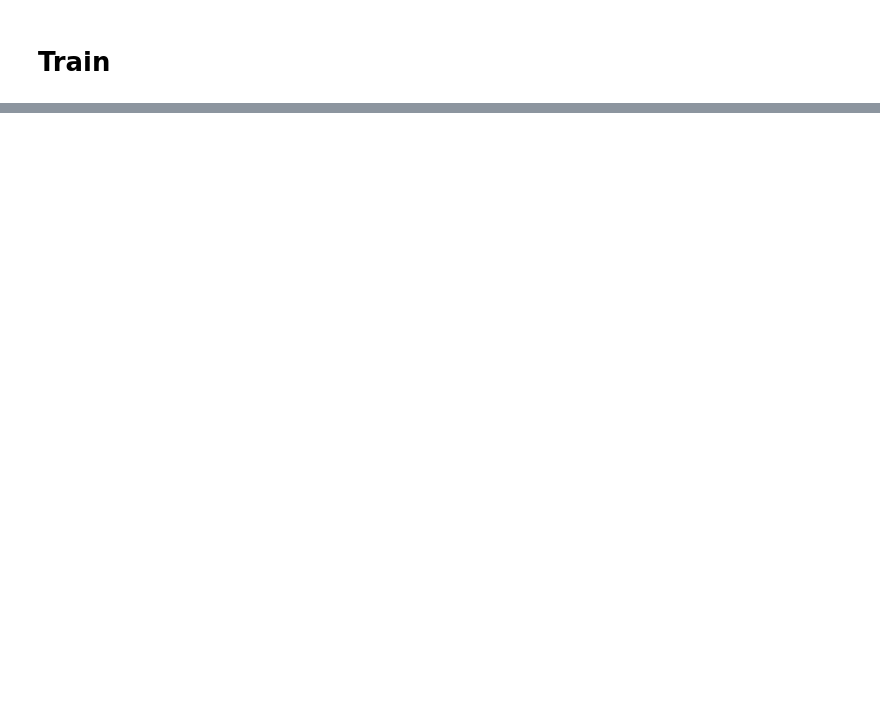
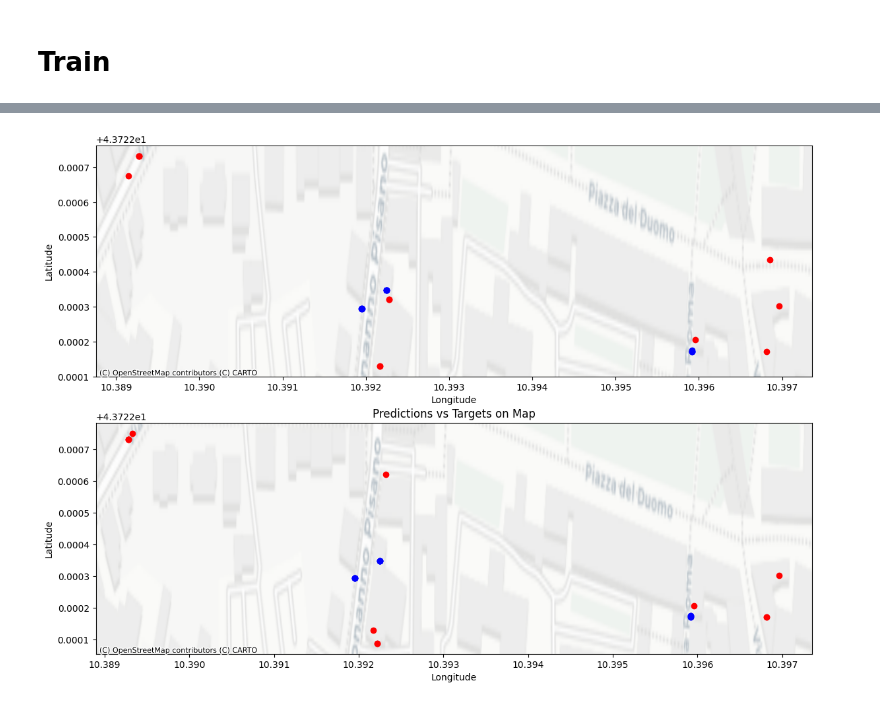
Before and after one commit to Gianma23/citysentry-server, a Jupyter notebook: prediction.ipynb, the cells around one changed output, grey strips where cells are left out. Cells and saved outputs as stored; diff of their text form; code cells hidden in the pictures; blank space fills up the shorter version.

```diff
--- a/prediction.ipynb
+++ b/prediction.ipynb
@@ -0,0 +61,5 @@
+# %%
+test_dataset = ClusterDataset("data/clusters.csv", sequence_length=30, group='infrastructure', future_steps=1)
+print(len(test_dataset))
+print(test_dataset[0])
+dataloader = data.DataLoader(test_dataset, batch_size=4, shuffle=True)
@@ -94,0 +323,61 @@ Epoch 499 Loss: 2.2872300148010254 Acc: 0.6666666865348816
+# %%
+import matplotlib.pyplot as plt
+import contextily as ctx
+import numpy as np
+
+# Convert predictions and targets to numpy for plotting
+predictions_np = predictions.detach().cpu().numpy().reshape(-1, 3)  # Reshape to (N, 3)
+targets_np = batch_targets.detach().cpu().numpy().reshape(-1, 3)
+print(predictions)
+# Separate latitude, longitude, and cluster properties
+pred_lat, pred_lon = predictions_np[:, 0], predictions_np[:, 1]
+target_lat, target_lon = targets_np[:, 0], targets_np[:, 1]
+
+# Filter out the padded values (i.e., clusters with [0.0, 0.0])
+valid_pred_mask = (pred_lat != 0) & (pred_lon != 0)
+valid_target_mask = (target_lat != 0) & (target_lon != 0)
+
+# Apply the masks to filter out the padded clusters
+pred_lat = pred_lat[valid_pred_mask]
+pred_lon = pred_lon[valid_pred_mask]
+target_lat = target_lat[valid_target_mask]
+target_lon = target_lon[valid_target_mask]
+
+timesteps = len(pred_lat) // predictions.shape[0]
+
+# Plotting
+fig, ax = plt.subplots(timesteps, 1, figsize=(14, 10))
+for t in range(timesteps):
+    for i in range(predictions.shape[0]):  # iterate over batch samples
+        # Extract the coordinates for this batch sample at timestep `t`
+        pred_lat_t = pred_lat[i * timesteps + t]
+        pred_lon_t = pred_lon[i * timesteps + t]
+        target_lat_t = target_lat[i * timesteps + t]
+        target_lon_t = target_lon[i * timesteps + t]
+
+        # Plot predictions as blue points
+        ax[t].scatter(pred_lon_t, pred_lat_t, color='blue', label=f"Predicted T{t+1}" if t == 0 else "")
+
+        # Plot targets as red points
+        ax[t].scatter(target_lon_t, target_lat_t, color='red', label=f"Target T{t+1}" if t == 0 else "")
+    ax[t].set_xlabel("Longitude")
+    ax[t].set_ylabel("Latitude")
+    ctx.add_basemap(ax[t], crs="EPSG:4326", source=ctx.providers.CartoDB.Positron)
+
+""" print("Target Coordinates (Lat, Lon):")
+for i in range(len(target_lat)):
+    print(f"Target {i+1}: ({target_lat[i]:.4f}, {target_lon[i]:.4f})")
+
+print("\nPrediction Coordinates (Lat, Lon):")
+for i in range(len(pred_lat)):
+    print(f"Prediction {i+1}: ({pred_lat[i]:.4f}, {pred_lon[i]:.4f})") """
+
+
+# Add a basemap
+  # EPSG:4326 is for latitude/longitude
+
+# Customize the plot
+
+plt.title("Predictions vs Targets on Map")
+plt.show()
+# %% [output]
@@ -94,0 +401 @@ Epoch 499 Loss: 2.2872300148010254 Acc: 0.6666666865348816
+[figure, added]
```
Also changed, not shown: parts of 13 cells of this notebook, 3 other files.
